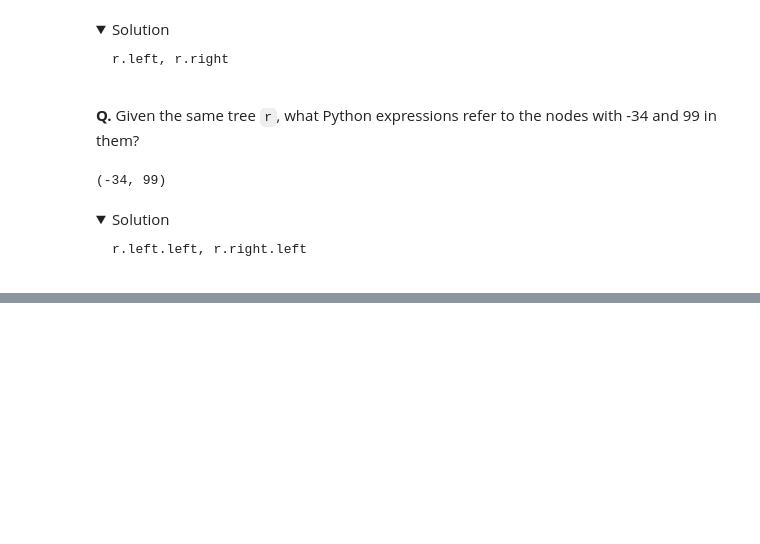
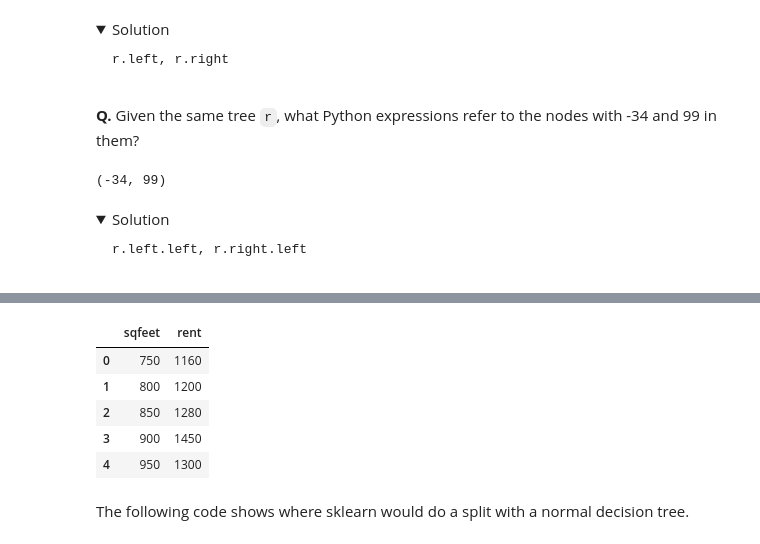
Before and after one commit to parrt/msds621, a Jupyter notebook: labs/trees/binary-trees.ipynb, the cells around one changed output, grey strips where cells are left out. Cells and saved outputs as stored; diff of their text form; code cells hidden in the pictures; folded sections open; blank space fills up the shorter version.

```diff
--- a/labs/trees/binary-trees.ipynb
+++ b/labs/trees/binary-trees.ipynb
@@ -107,0 +225,14 @@ r.left.left, r.right.left
+# %%
+df = pd.DataFrame()
+df["sqfeet"] = [750, 800, 850, 900,950]
+df["rent"] = [1160, 1200, 1280, 1450,1300]
+df
+# %% [output]
+|  | sqfeet | rent |
+| 0 | 750 | 1160 |
+| 1 | 800 | 1200 |
+| 2 | 850 | 1280 |
+| 3 | 900 | 1450 |
+| 4 | 950 | 1300 |
+# %% [markdown]
+The following code shows where sklearn would do a split with a normal decision tree.
```
Also changed, not shown: parts of 29 cells of this notebook, 1 other file.
